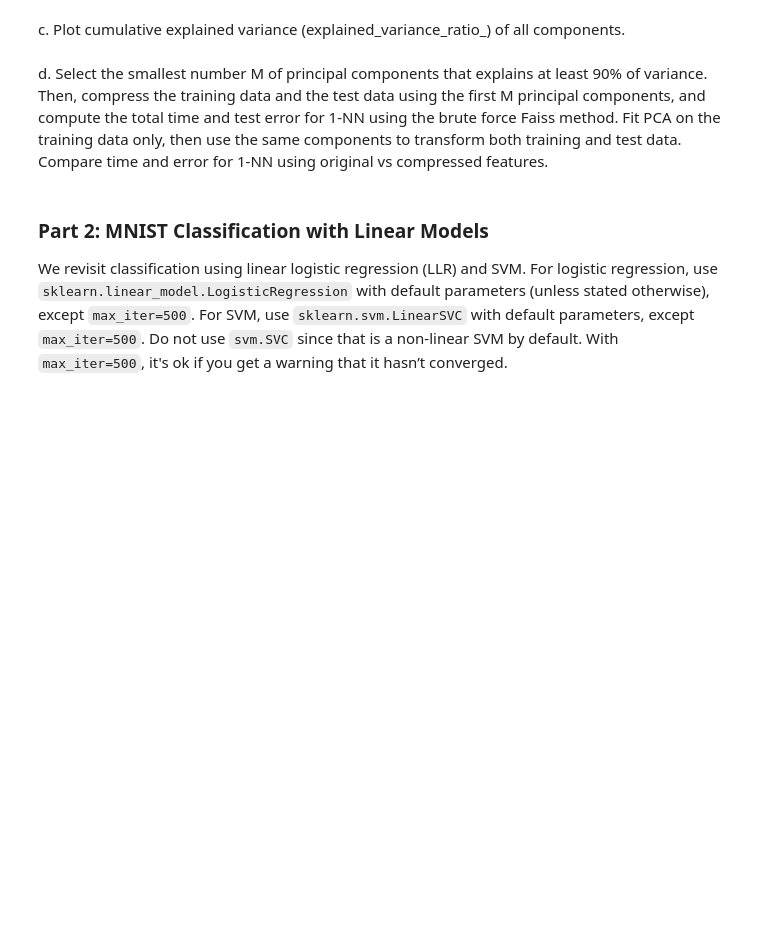
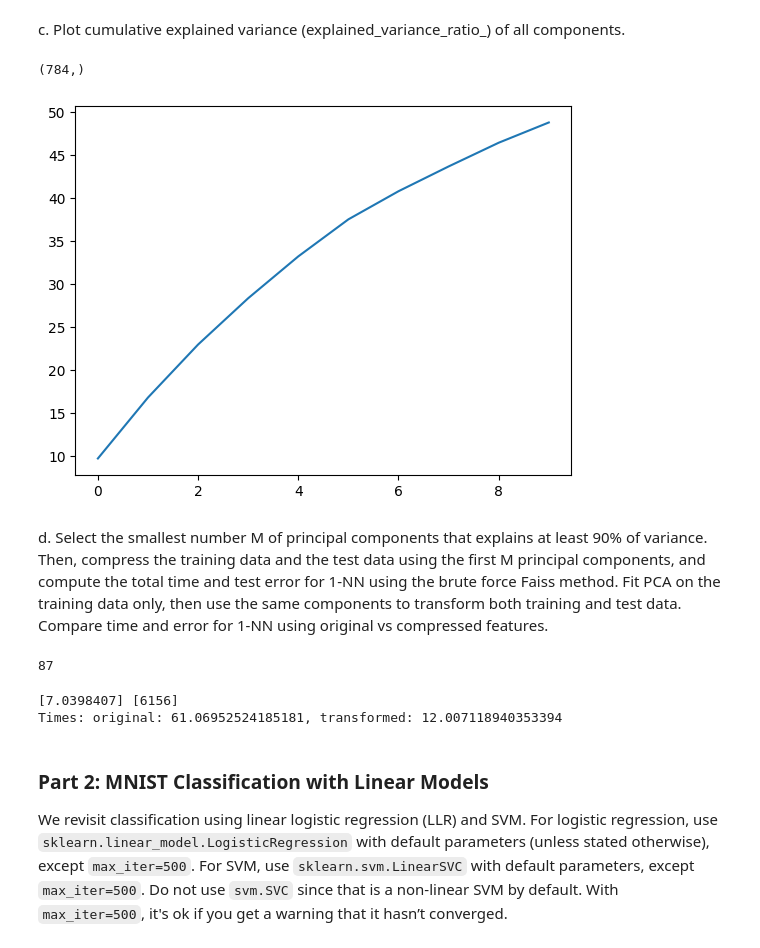
Before and after one commit to e1ec30/ML, a Jupyter notebook: notebooks/CS441_HW2_Starter.ipynb, the cells around one changed output. Drawn from its saved outputs; the diff is of its cells as text; code cells hidden in the pictures; blank space fills up the shorter version.

```diff
--- a/notebooks/CS441_HW2_Starter.ipynb
+++ b/notebooks/CS441_HW2_Starter.ipynb
@@ -75,22 +81,63 @@ c. Plot cumulative explained variance (explained_variance_ratio_) of all compone
 # %%
 # Plot cumulative explained variance ratio
 # cumsum and pca.explained_variance_ratio_ will be useful
 
 # TO DO
+# print(pca.explained_variance_ratio_)
+cumulative = pca.explained_variance_ratio_.cumsum()
+sns.lineplot(cumulative * 100)
+# %% [output]
+(784,)
+[figure, added]
 # %% [markdown]
 d. Select the smallest number M of principal components that explains at least 90% of variance. Then, compress the training data and the test data using the first M principal components, and compute the total time and test error for 1-NN using the brute force Faiss method. Fit PCA on the training data only, then use the same components to transform both training and test data. Compare time and error for 1-NN using original vs compressed features.
+# %%
+# First, find M
+for M in range(x_train[0].shape[0]):
+    rat_sum = sum(PCA(M, random_state=0).fit(x_train).explained_variance_ratio_)
+    if rat_sum * 100 >= 90: break
+
+print(M)
+# M = 87
+# %% [output]
+87
 # %%
 # Select number of dimensions that explains 90% of variance, according to your plot above
-!apt install libomp-dev > /dev/null 2>&1
-!pip install faiss-cpu > /dev/null 2>&1
+# !apt install libomp-dev > /dev/null 2>&1
+# !pip install faiss-cpu > /dev/null 2>&1
 import faiss
 import time
 
+#Fit PCA on the training data
+pca = PCA(M, random_state=0)
+pca.fit(x_train)
+
 # Get time and error when using original features with brute force 1-NN
 # TO DO
+index = faiss.IndexFlatL2(x_train.shape[1])
+index.add(x_train)
+start = time.time()
+dist, label = index.search(x_test[:], 1)
+end = time.time()
+print(dist[0], label[0])
+time_brute = end - start
 
 # Get time and error when using compressed features with brute force 1-NN
 # TO DO
+x_train_trans, x_test_trans = pca.transform(x_train), pca.transform(x_test)
+index_trans = faiss.IndexFlatL2(x_train_trans.shape[1])
+index_trans.add(x_train_trans)
+start_trans = time.time()
+dist_trans, label_trans = index_trans.search(x_test_trans[:], 1)
+end_trans = time.time()
+time_trans = end_trans - start_trans
+
+print(f"Times: original: {time_brute}, transformed: {time_trans}")
+
+#Next, calculate the errors.
+# %% [output]
+[7.0398407] [6156]
+Times: original: 61.06952524185181, transformed: 12.007118940353394
 # %% [markdown]
 ### Part 2: MNIST Classification with Linear Models
 
```
Also changed, not shown: parts of 2 cells of this notebook.
